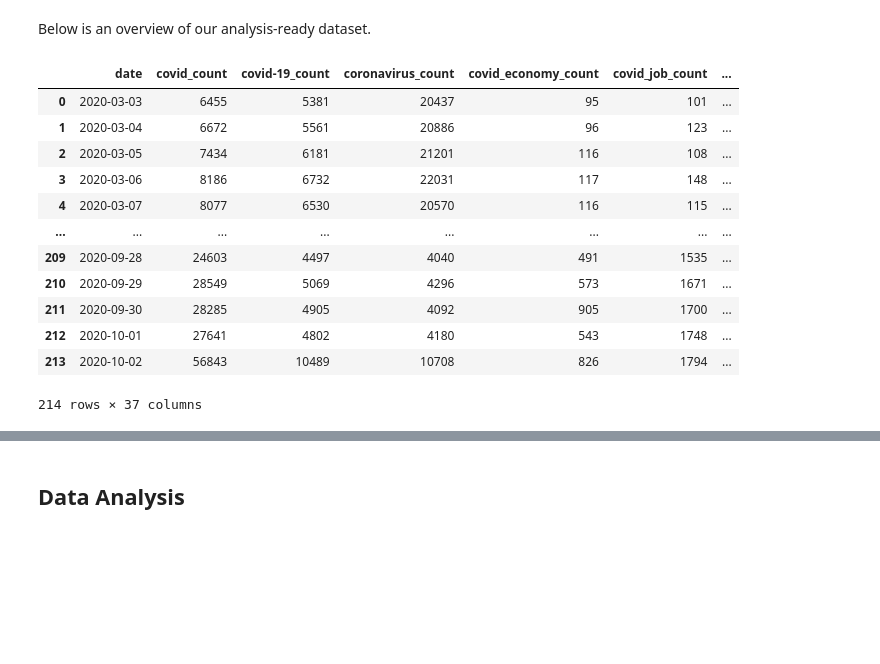
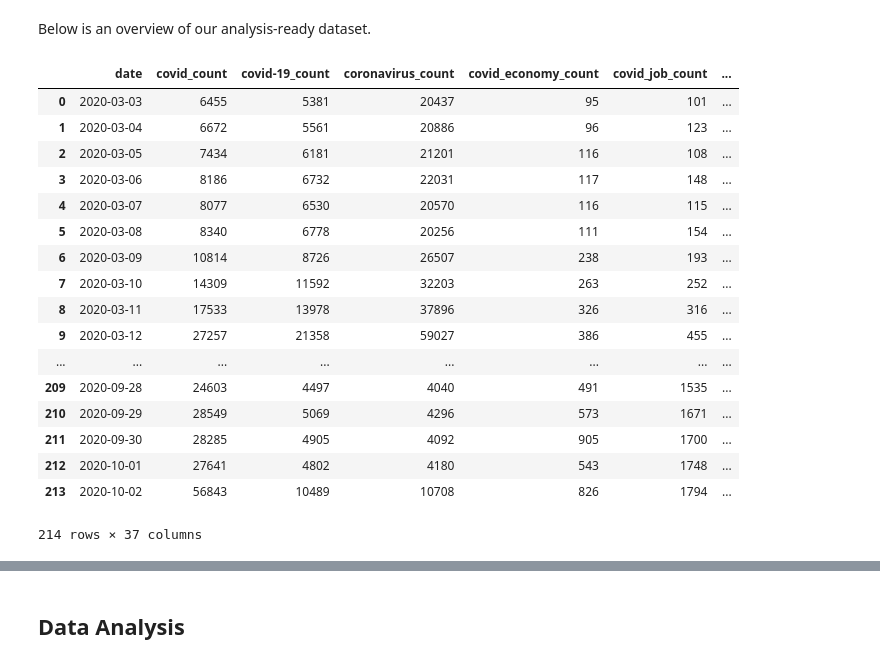
Before and after one commit to kaiyue95/INFO-2950-Final-Project, a Jupyter notebook: phase_4.ipynb, the cells around one changed output, grey strips where cells are left out. Saved outputs shown, nothing was run; the diff lists cells and outputs as text; code cells hidden in the pictures; blank space fills up the shorter version.

```diff
--- a/phase_4.ipynb
+++ b/phase_4.ipynb
@@ -17,15 +20,21 @@ Mostly speaking, we arrive at conclusions for our research questions. When keywo
 Below is an overview of our analysis-ready dataset.
 # %%
 import pandas as pd
-data = pd.read_csv('datasheet.csv')
-data
+
+covid_df = pd.read_csv('datasheet.csv')
+covid_df
 # %% [output]
 |  | date | covid_count | covid-19_count | coronavirus_count | covid_economy_count | covid_job_count | ... |
 | 0 | 2020-03-03 | 6455 | 5381 | 20437 | 95 | 101 | ... |
 | 1 | 2020-03-04 | 6672 | 5561 | 20886 | 96 | 123 | ... |
 | 2 | 2020-03-05 | 7434 | 6181 | 21201 | 116 | 108 | ... |
 | 3 | 2020-03-06 | 8186 | 6732 | 22031 | 117 | 148 | ... |
 | 4 | 2020-03-07 | 8077 | 6530 | 20570 | 116 | 115 | ... |
+| 5 | 2020-03-08 | 8340 | 6778 | 20256 | 111 | 154 | ... |
+| 6 | 2020-03-09 | 10814 | 8726 | 26507 | 238 | 193 | ... |
+| 7 | 2020-03-10 | 14309 | 11592 | 32203 | 263 | 252 | ... |
+| 8 | 2020-03-11 | 17533 | 13978 | 37896 | 326 | 316 | ... |
+| 9 | 2020-03-12 | 27257 | 21358 | 59027 | 386 | 455 | ... |
 | ... | ... | ... | ... | ... | ... | ... | ... |
 | 209 | 2020-09-28 | 24603 | 4497 | 4040 | 491 | 1535 | ... |
 | 210 | 2020-09-29 | 28549 | 5069 | 4296 | 573 | 1671 | ... |
```
Also changed, not shown: parts of 50 cells of this notebook.
